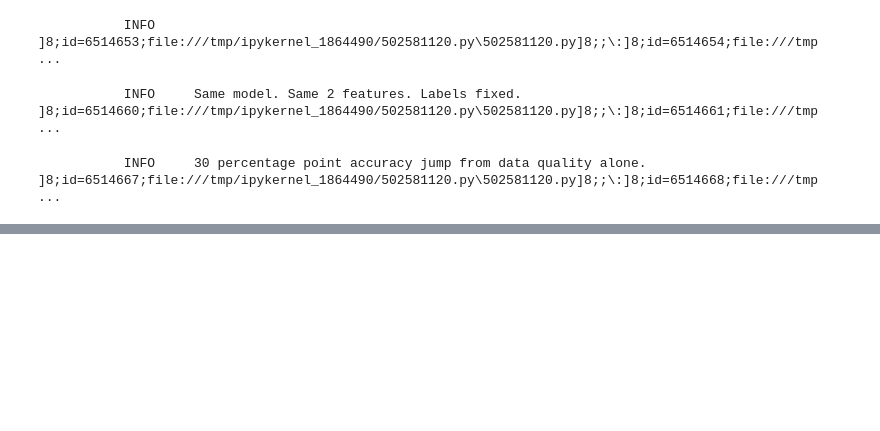
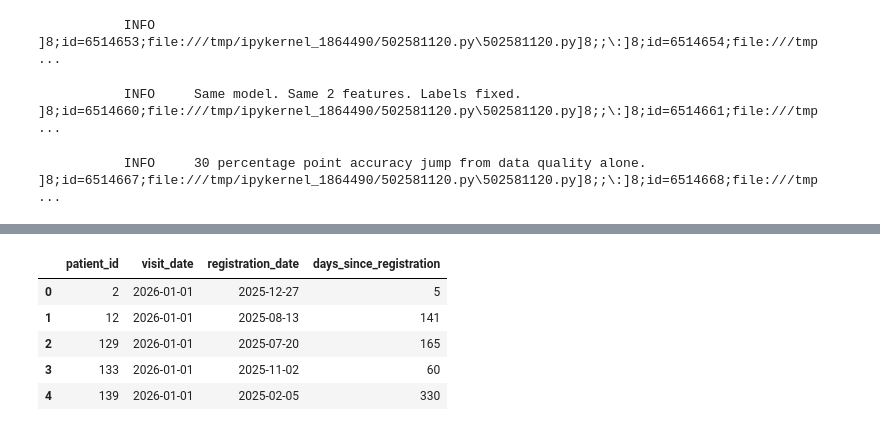
Before and after one commit to bjmashele/health-analytics, a Jupyter notebook: eda_to_mlflow.ipynb, the cells around one changed output, grey strips where cells are left out. Saved outputs shown, nothing was run; the diff lists cells and outputs as text; code cells hidden in the pictures; blank space fills up the shorter version.

```diff
--- a/eda_to_mlflow.ipynb
+++ b/eda_to_mlflow.ipynb
@@ -1032,0 +1050,15 @@ logger.info("30 percentage point accuracy jump from data quality alone.")
+# %%
+# Days since registration
+df["days_since_registration"] = abs(
+    df["visit_date"] - df["registration_date"]
+).dt.days
+
+df[["patient_id", "visit_date",
+    "registration_date", "days_since_registration"]].head()
+# %% [output]
+|  | patient_id | visit_date | registration_date | days_since_registration |
+| 0 | 2 | 2026-01-01 | 2025-12-27 | 5 |
+| 1 | 12 | 2026-01-01 | 2025-08-13 | 141 |
+| 2 | 129 | 2026-01-01 | 2025-07-20 | 165 |
+| 3 | 133 | 2026-01-01 | 2025-11-02 | 60 |
+| 4 | 139 | 2026-01-01 | 2025-02-05 | 330 |
```
Also changed, not shown: parts of 9 cells of this notebook.
